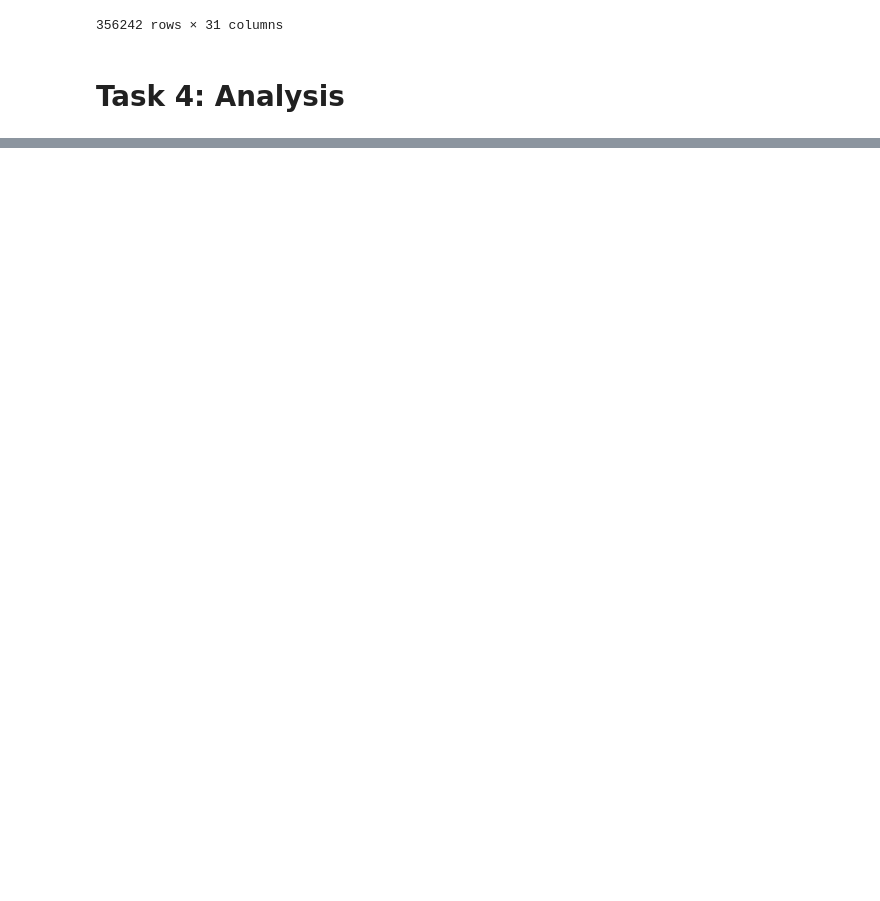
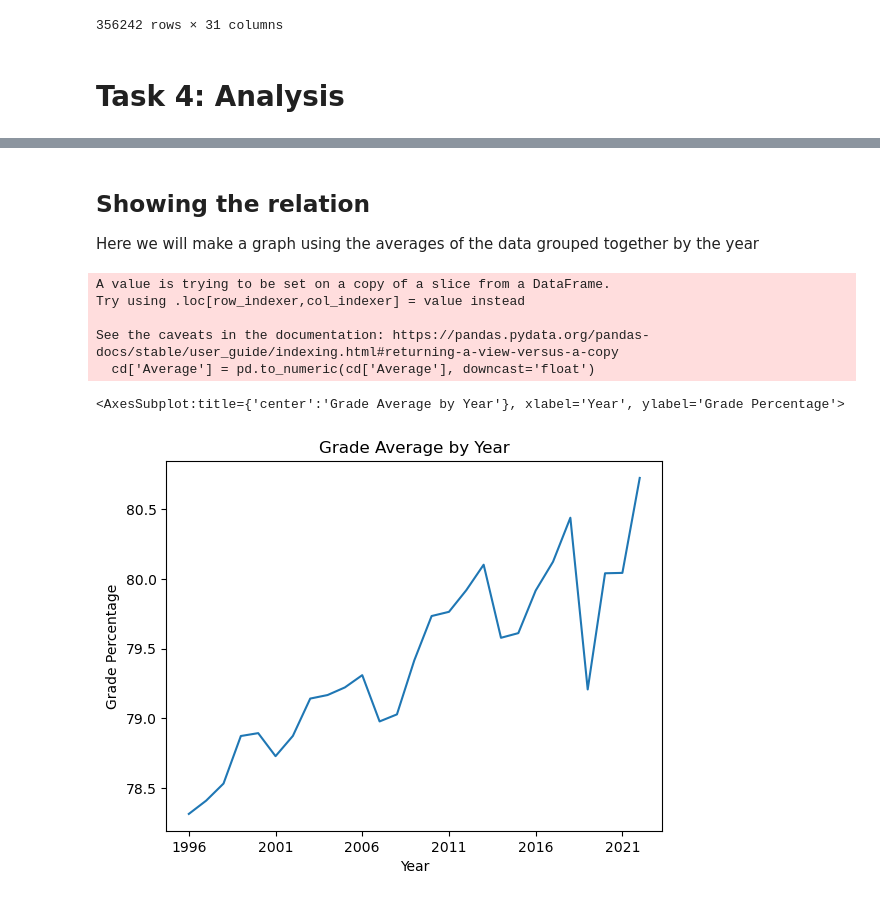
Before and after one commit to ubco-W2022T1-cosc301/project-group27, a Jupyter notebook: notebooks/analysis1.ipynb, the cells around one changed output, grey strips where cells are left out. Drawn from its saved outputs; the diff is of its cells as text; code cells hidden in the pictures; blank space fills up the shorter version.

```diff
--- a/notebooks/analysis1.ipynb
+++ b/notebooks/analysis1.ipynb
@@ -235,0 +257,11 @@ clean_data
+# %%
+import project_functions as pf
+
+clean_data = pf.load_and_process(r"C:\Users\crisp\301\project-group27\data\raw\All_Data.csv")
+
+
+#For some reason this cleaning doesn't work for me when it in the function
+#So I will keep it here
+cd = clean_data[clean_data.Average != 'nan']
+
+cd
@@ -235,0 +311,20 @@ clean_data
+# %% [markdown]
+## Showing the relation
+
+Here we will make a graph using the averages of the data grouped together by the year
+# %%
+cd['Average'] = pd.to_numeric(cd['Average'], downcast='float')
+aver = cd.groupby(['Year'])['Average'].mean()
+
+plt.title('Grade Average by Year')
+plt.ylabel('Grade Percentage')
+plt.xlabel('Year')
+aver.plot()
+# %% [output]
+A value is trying to be set on a copy of a slice from a DataFrame.
+Try using .loc[row_indexer,col_indexer] = value instead
+
+See the caveats in the documentation: https://pandas.pydata.org/pandas-docs/stable/user_guide/indexing.html#returning-a-view-versus-a-copy
+  cd['Average'] = pd.to_numeric(cd['Average'], downcast='float')
+<AxesSubplot:title={'center':'Grade Average by Year'}, xlabel='Year', ylabel='Grade Percentage'>
+[figure, added]
```
Also changed, not shown: parts of 12 cells of this notebook, 2 other files.
